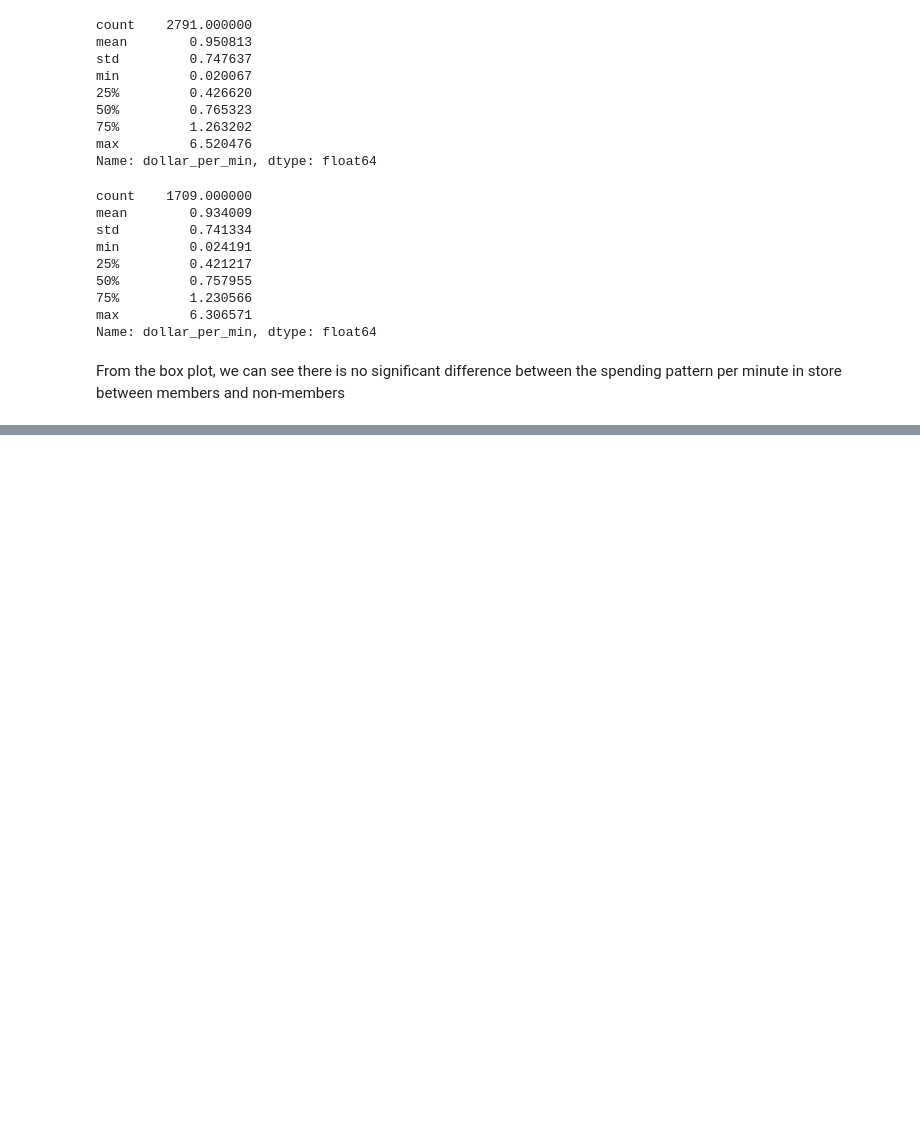
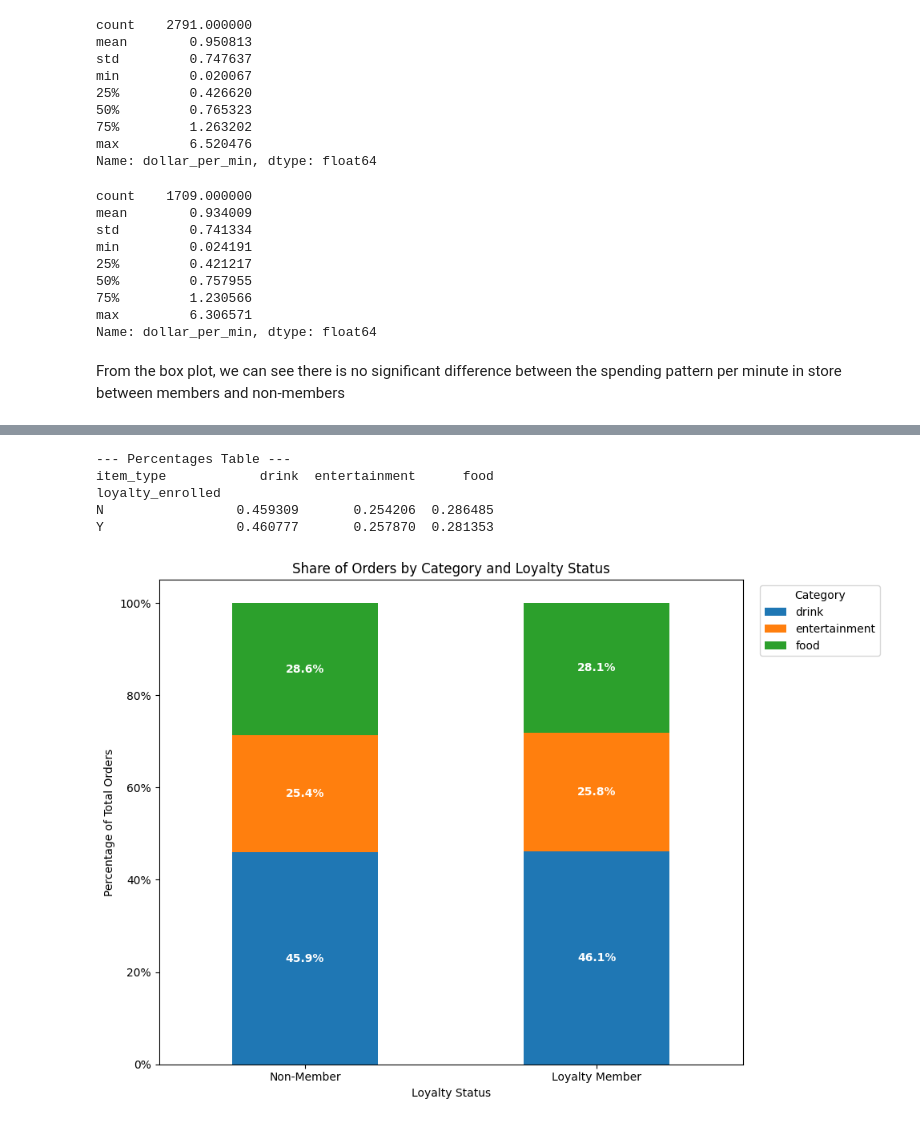
Before and after one commit to ringrongree/calian-casecomp, a Jupyter notebook: loyalty_program_effectiveness.ipynb, the cells around one changed output, grey strips where cells are left out. Cells and saved outputs as stored; diff of their text form; code cells hidden in the pictures; blank space fills up the shorter version.

Commit message:
analyzed order behavior for member and non-member

```diff
--- a/loyalty_program_effectiveness.ipynb
+++ b/loyalty_program_effectiveness.ipynb
@@ -306,3 +307,6 @@ max         6.306571
 Name: dollar_per_min, dtype: float64
 # %% [markdown]
 From the box plot, we can see there is no significant difference between the spending pattern per minute in store between members and non-members
+# %%
+order_details = pd.read_csv('dataset/order_details.csv')
+order_details.head()
@@ -308,0 +320,4 @@ From the box plot, we can see there is no significant difference between the spe
+# %%
+loyalty_identifier = allCustomers[['email','loyalty_enrolled']]
+order_details_loyaltyID = pd.merge(order_details, loyalty_identifier, on=key, how='left', indicator=False)
+order_details_loyaltyID.head()
@@ -308,0 +331,52 @@ From the box plot, we can see there is no significant difference between the spe
+# %%
+# --- 3. Get the counts (Numerator) ---
+# This counts every combination of loyalty status and category
+# (e.g., Member-food, Member-drink, etc.)
+counts_df = order_details_loyaltyID.groupby(['loyalty_enrolled', 'item_type']).size()
+
+# --- 4. Get the total counts per loyalty status (Denominator) ---
+# This gets the total orders for 'Member' and 'Non-Member'
+total_counts = order_details_loyaltyID.groupby('loyalty_enrolled').size()
+
+# --- 5. Calculate the Percentages ---
+# We divide the category counts by the total counts for that group
+# .unstack() pivots the 'category' into columns, which is needed for plotting
+pct_df = (counts_df / total_counts).unstack()
+
+print("--- Percentages Table ---")
+print(pct_df)
+
+# --- 6. Plot the 100% Stacked Bar Chart ---
+ax = pct_df.plot(
+    kind='bar',
+    stacked=True,
+    figsize=(10, 7),
+    title='Share of Orders by Category and Loyalty Status'
+)
+
+# --- 7. Format the Plot ---
+ax.set_xlabel('Loyalty Status')
+ax.set_ylabel('Percentage of Total Orders')
+new_labels = ['Non-Member', 'Loyalty Member']
+ax.set_xticklabels(new_labels, rotation=0)
+plt.xticks(rotation=0) # Keep x-axis labels horizontal
+ax.legend(title='Category', bbox_to_anchor=(1.02, 1), loc='upper left')
+
+# Format the y-axis to show as percentages
+from matplotlib.ticker import PercentFormatter
+ax.yaxis.set_major_formatter(PercentFormatter(1.0))
+
+# Add labels to the segments (optional but very helpful)
+for container in ax.containers:
+    # Format the label to be a percentage
+    labels = [f'{v.get_height():.1%}' if v.get_height() > 0 else '' for v in container]
+    ax.bar_label(container, labels=labels, label_type='center', color='white', weight='bold')
+
+plt.tight_layout() # Adjust plot to prevent labels from being cut off
+# %% [output]
+--- Percentages Table ---
+item_type            drink  entertainment      food
+loyalty_enrolled
+N                 0.459309       0.254206  0.286485
+Y                 0.460777       0.257870  0.281353
+[figure, added]
```
Also changed, not shown: parts of 4 cells of this notebook.
